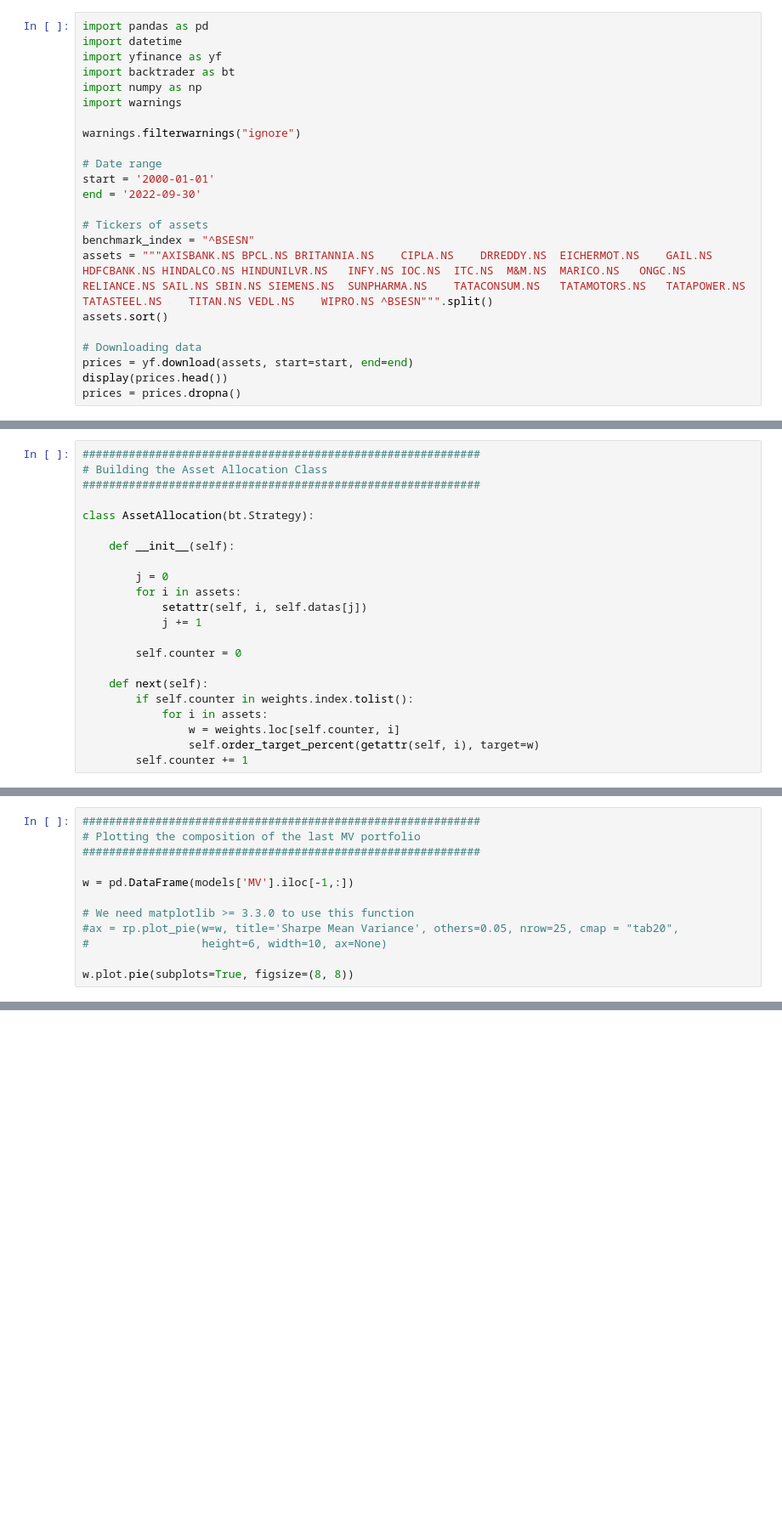
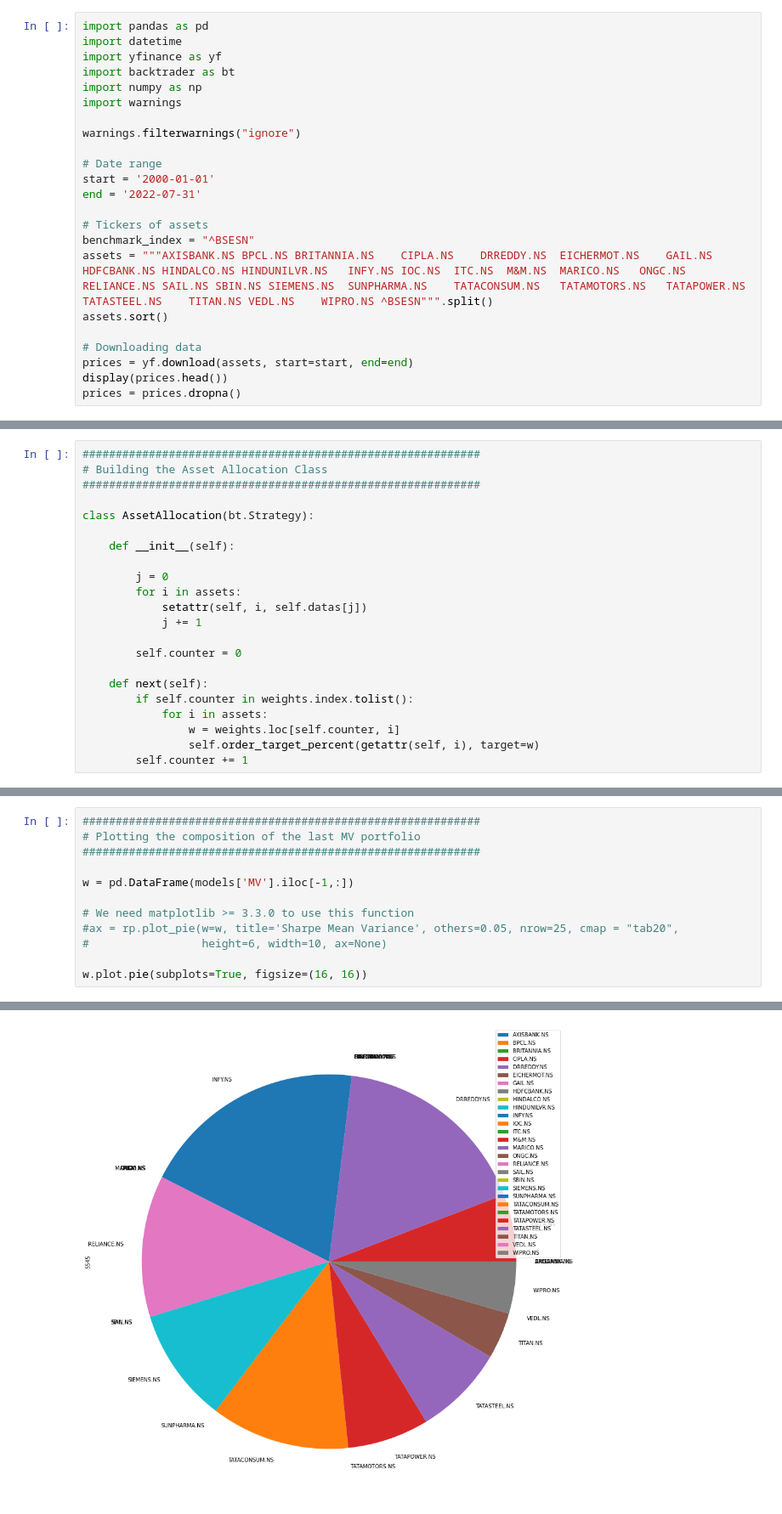
Before and after one commit to Divyanshu-info/Portfolio-Optimization, a Jupyter notebook: Final/MV_backtest.ipynb, the cells around one changed output, grey strips where cells are left out. Shown at 85% size. Drawn from its saved outputs; the diff is of its cells as text; blank space fills up the shorter version.

```diff
--- a/Final/MV_backtest.ipynb
+++ b/Final/MV_backtest.ipynb
@@ -10,7 +10,7 @@ warnings.filterwarnings("ignore")
 
 # Date range
 start = '2000-01-01'
-end = '2022-09-30'
+end = '2022-07-31'
 
 # Tickers of assets
 benchmark_index = "^BSESN"
@@ -342,4 +369,5 @@ w = pd.DataFrame(models['MV'].iloc[-1,:])
 #ax = rp.plot_pie(w=w, title='Sharpe Mean Variance', others=0.05, nrow=25, cmap = "tab20",
 #                 height=6, width=10, ax=None)
 
-w.plot.pie(subplots=True, figsize=(8, 8))
+w.plot.pie(subplots=True, figsize=(16, 16))
+# %% [output]
@@ -346,3 +375,4 @@ w.plot.pie(subplots=True, figsize=(8, 8))
+[figure, added]
 # %%
 ############################################################
 # Composition per Industry
```
Also changed, not shown: parts of 13 cells of this notebook, 13 other files.
